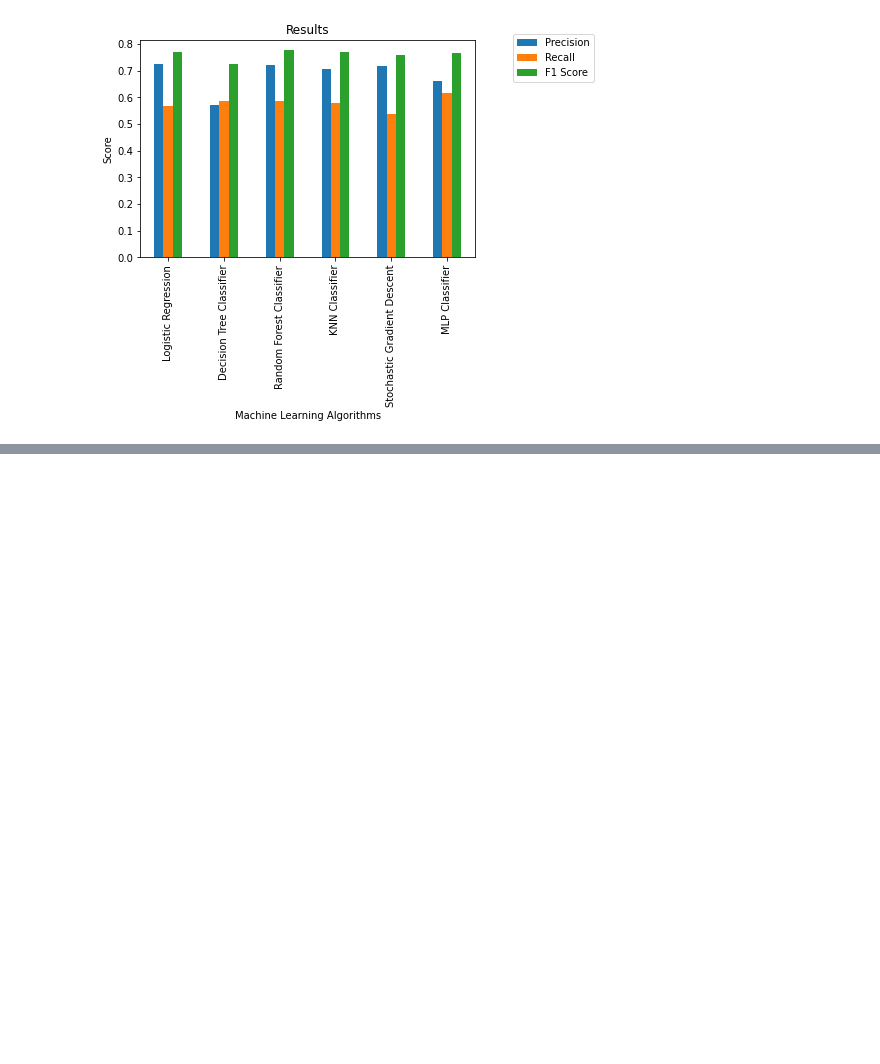
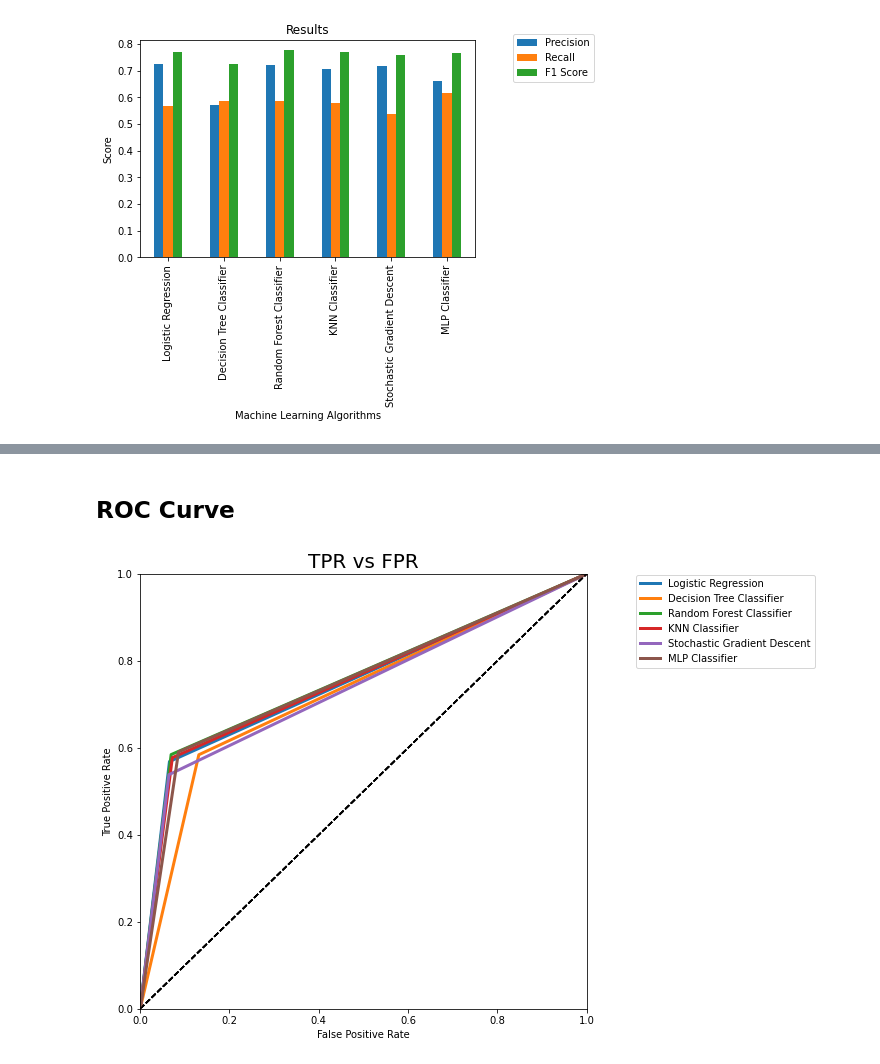
Before and after one commit to JasonnLim/ML-Salary-Prediction, a Jupyter notebook: Remake2.ipynb, the cells around one changed output, grey strips where cells are left out. Cells and saved outputs as stored; diff of their text form; code cells hidden in the pictures; blank space fills up the shorter version.

```diff
--- a/Remake2.ipynb
+++ b/Remake2.ipynb
@@ -1066,2 +1055,7 @@ def performance_sum():
+# %%
+def plot_roc_curve(i, y = y_train):
+    fpr, tpr, treshold = roc_curve(y, y_pred_arr[clf[i]])
+    ax.plot(fpr, tpr, linewidth = 3, label = clf[i])
+    ax.plot([0,1], [0, 1], 'k--')
 # %% [markdown]
 ### AUC score
@@ -1191,0 +1207,17 @@ performance_sum()
+# %% [markdown]
+## ROC Curve
+# %%
+fig, ax = plt.subplots(figsize=(8,8))
+
+for i in range(6):
+    plot_roc_curve(i)
+
+ax.axis([0, 1, 0, 1])
+ax.legend(bbox_to_anchor=(1.1, 1.01))
+
+plt.xlabel ('False Positive Rate')
+plt.ylabel ('True Positive Rate')
+plt.title('TPR vs FPR', fontsize=20)
+plt.show()
+# %% [output]
+[figure, added]
```
Also changed, not shown: parts of 20 cells of this notebook, 1 other file.
